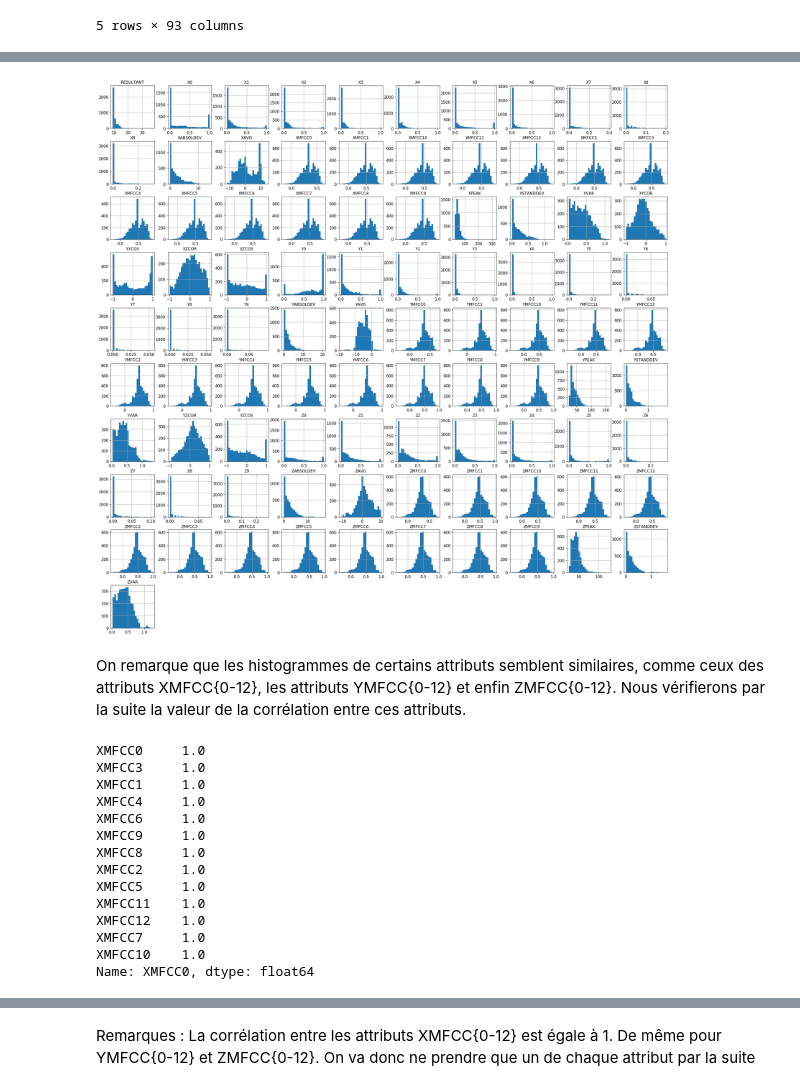
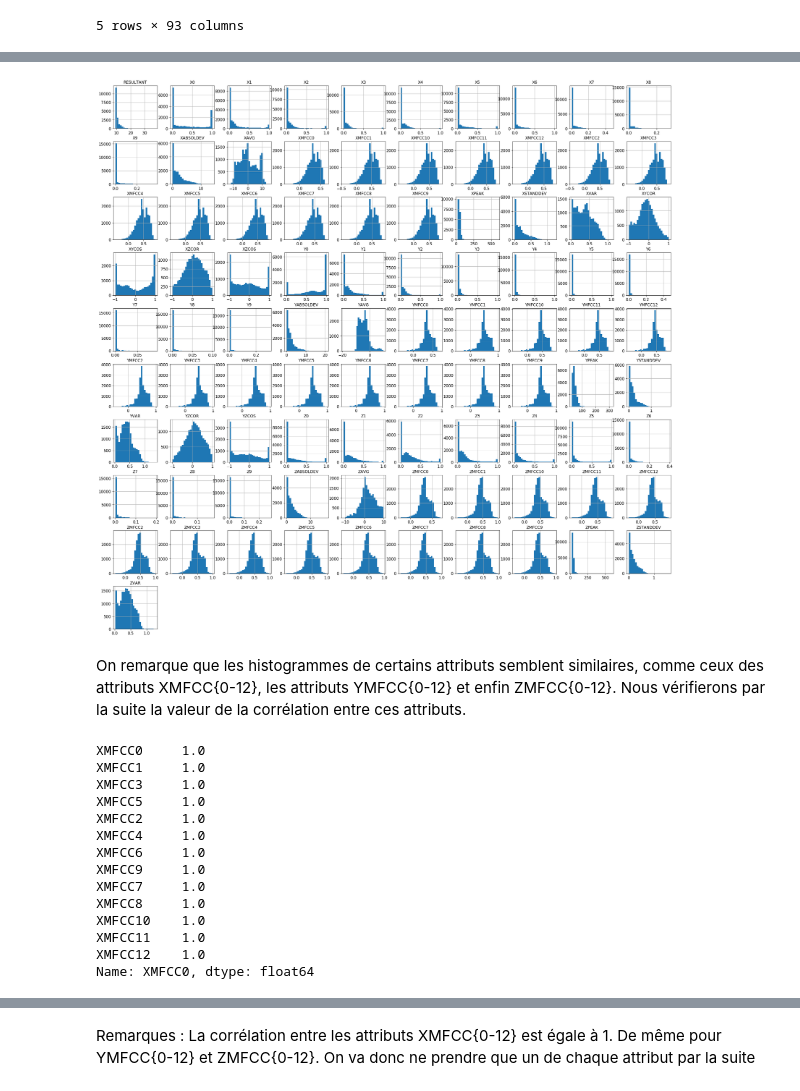
Before and after one commit to BaptisteSaintArnoult/human-activity-recognition, a Jupyter notebook: impersonnal_model_Mira.ipynb, the cells around one changed output, grey strips where cells are left out. Cells and saved outputs as stored; diff of their text form; code cells hidden in the pictures.

Commit message:
suite projet, modification des noms de variables, études donées des gyroscorpes des smartwatchs

```diff
--- a/impersonnal_model_Mira.ipynb
+++ b/impersonnal_model_Mira.ipynb
@@ -106 +103,5 @@ def load_multiple_wisdm_data(subjectToExtractNumber, device, sensor, method):
+# %%
+#Methode 1 : Récupération de toutes les données provenant des accéléromètre des smartwatches
+DATA_NUMBER = 50
+data_watch_accel = load_multiple_wisdm_data(DATA_NUMBER, 'watch', 'accel', 1)
 # %%
@@ -121,0 +121,11 @@ dataFrame = create_dataFrame_fromArff(collection2)
+# %%
+import numpy as np
+
+# Vérification de valeurs manquantes
+data_watch_accel = data_watch_accel.replace('?',np.NaN)
+print('Number of instances = %d' % (data_watch_accel.shape[0]))
+print('Number of attributes = %d' % (data_watch_accel.shape[1]))
+
+print('Number of missing values:')
+for col in data_watch_accel.columns:
+    print('\t%s: %d' % (col,data_watch_accel[col].isna().sum()))
@@ -160,0 +160,5 @@ Il n'y a pas de valeurs manquantes dans les données ni de doublons
+# %%
+# Suppresion des doublons
+print('Number of rows before discarding duplicates = %d' % (data_watch_accel.shape[0]))
+data_watch_accel = data_watch_accel.drop_duplicates()
+print('Number of rows after discarding duplicates = %d' % (data_watch_accel.shape[0]))
@@ -246,29 +255,29 @@ Correlation :
 91 rows × 91 columns
 # %%
-collection1.hist(bins = 25, figsize=(30,30))
+data_watch_accel.hist(bins = 25, figsize=(30,30))
 plt.show()
 # %% [output]
-[figure, old version]
+[figure, new version]
 # %% [markdown]
 On remarque que les histogrammes de certains attributs semblent similaires, comme ceux des attributs XMFCC{0-12}, les attributs YMFCC{0-12} et enfin ZMFCC{0-12}. Nous vérifierons par la suite la valeur de la corrélation entre ces attributs.
 # %%
-thresholdcorrelation = 0.80
+thresholdCorrelation = 0.80
 correlationXMFCC = correlationMatrix["XMFCC0"].sort_values(ascending=False)**2
-correlationXMFCC[correlationXMFCC>=thresholdcorrelation]
+correlationXMFCC[correlationXMFCC>=thresholdCorrelation]
 # %% [output]
 XMFCC0     1.0
+XMFCC1     1.0
 XMFCC3     1.0
-XMFCC1     1.0
+XMFCC5     1.0
+XMFCC2     1.0
 XMFCC4     1.0
 XMFCC6     1.0
 XMFCC9     1.0
+XMFCC7     1.0
 XMFCC8     1.0
-XMFCC2     1.0
-XMFCC5     1.0
+XMFCC10    1.0
 XMFCC11    1.0
 XMFCC12    1.0
-XMFCC7     1.0
-XMFCC10    1.0
 Name: XMFCC0, dtype: float64
 # %%
 correlationYMFCC = correlationMatrix["YMFCC0"].sort_values(ascending=False)**2
```
Also changed, not shown: parts of 74 cells of this notebook, 1 other file.
